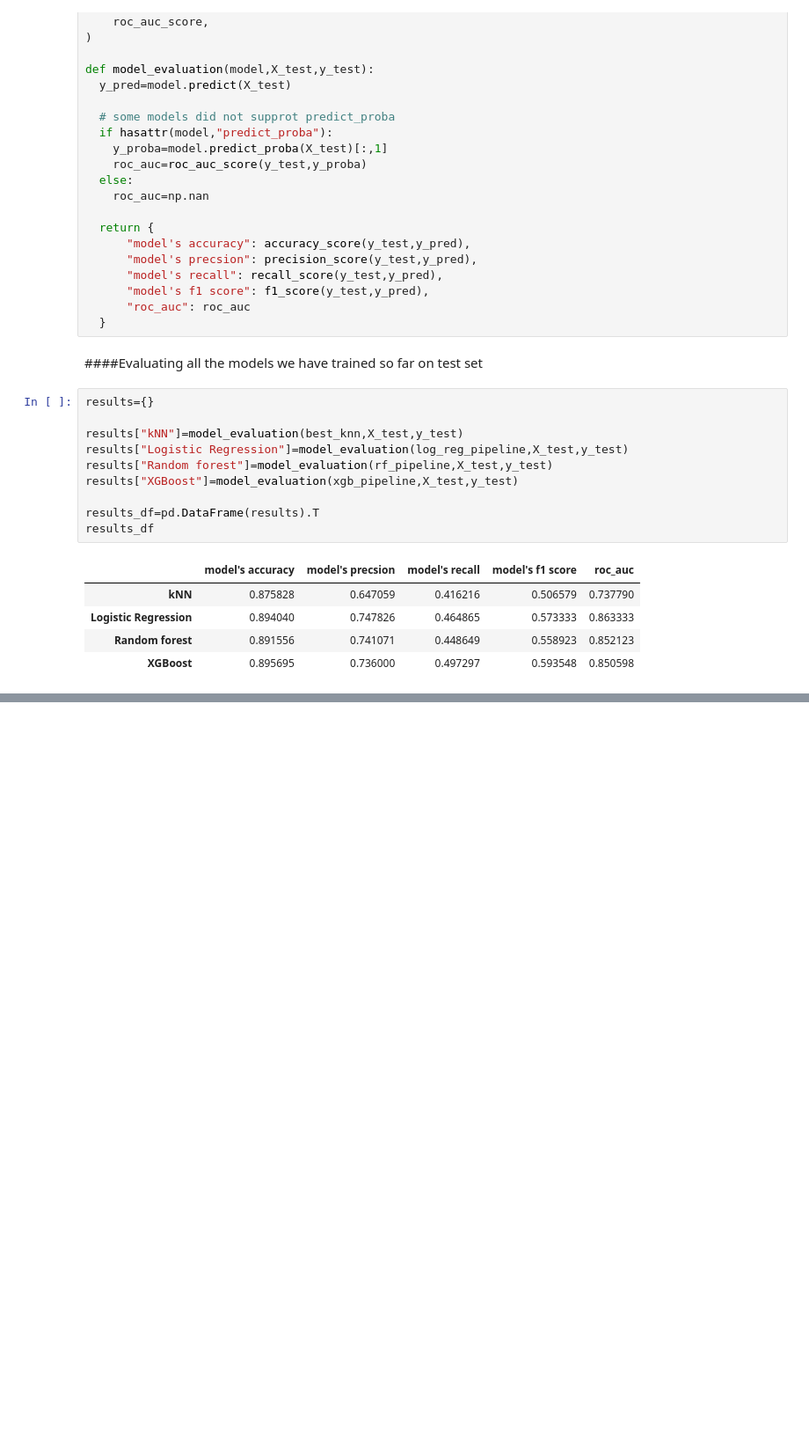
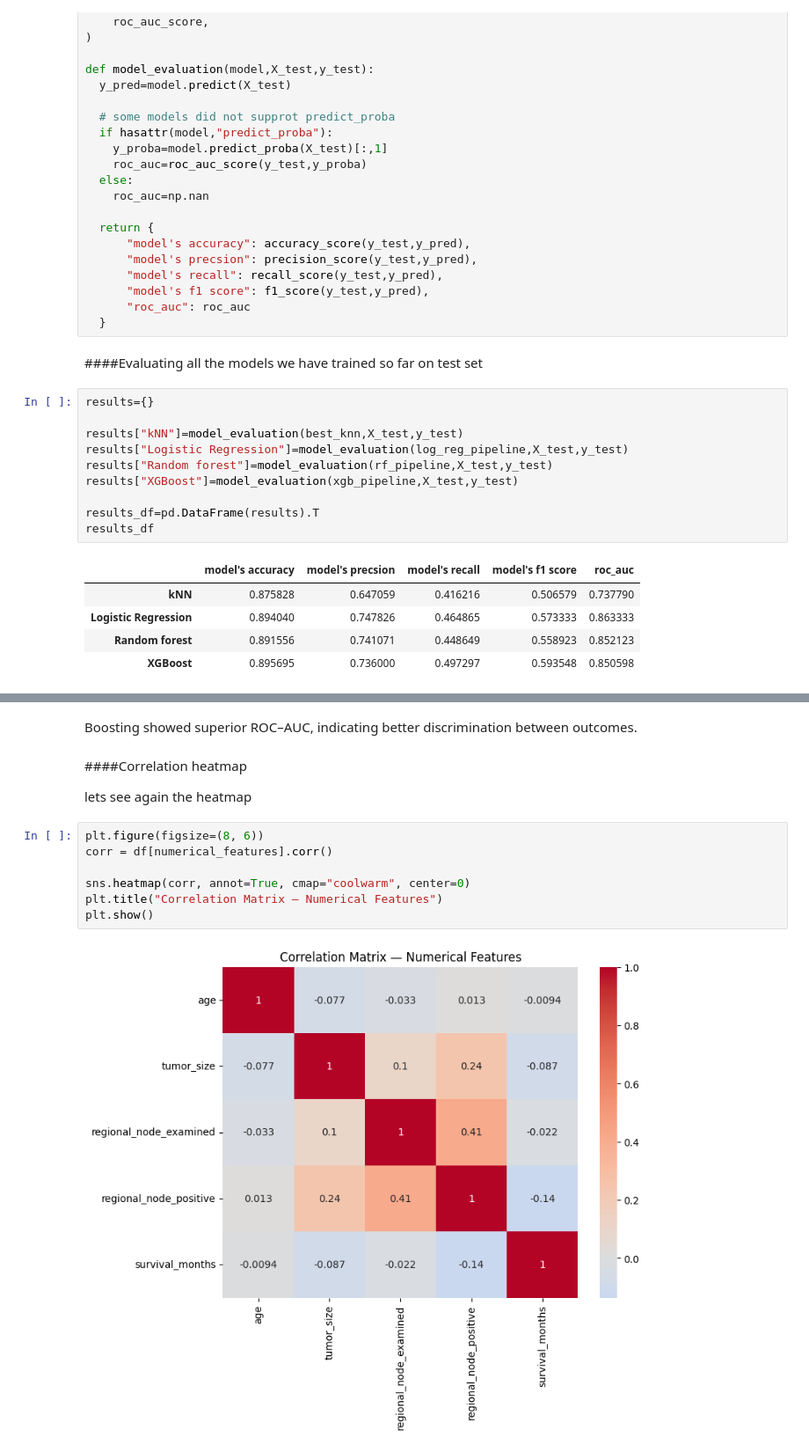
Before and after one commit to Vivek-afk81/breast-cancer-classification-ml, a Jupyter notebook: classification_project.ipynb, the cells around one changed output, grey strips where cells are left out. Shown at 88% size. Saved outputs shown, nothing was run; the diff lists cells and outputs as text; blank space fills up the shorter version.

```diff
--- a/classification_project.ipynb
+++ b/classification_project.ipynb
@@ -747,0 +832,15 @@ results_df
+# %% [markdown]
+Boosting showed superior ROC–AUC, indicating better discrimination between outcomes.
+# %% [markdown]
+####Correlation heatmap
+
+lets see again the heatmap
+# %%
+plt.figure(figsize=(8, 6))
+corr = df[numerical_features].corr()
+
+sns.heatmap(corr, annot=True, cmap="coolwarm", center=0)
+plt.title("Correlation Matrix — Numerical Features")
+plt.show()
+# %% [output]
+[figure, added]
```
Also changed, not shown: parts of 8 cells of this notebook.
